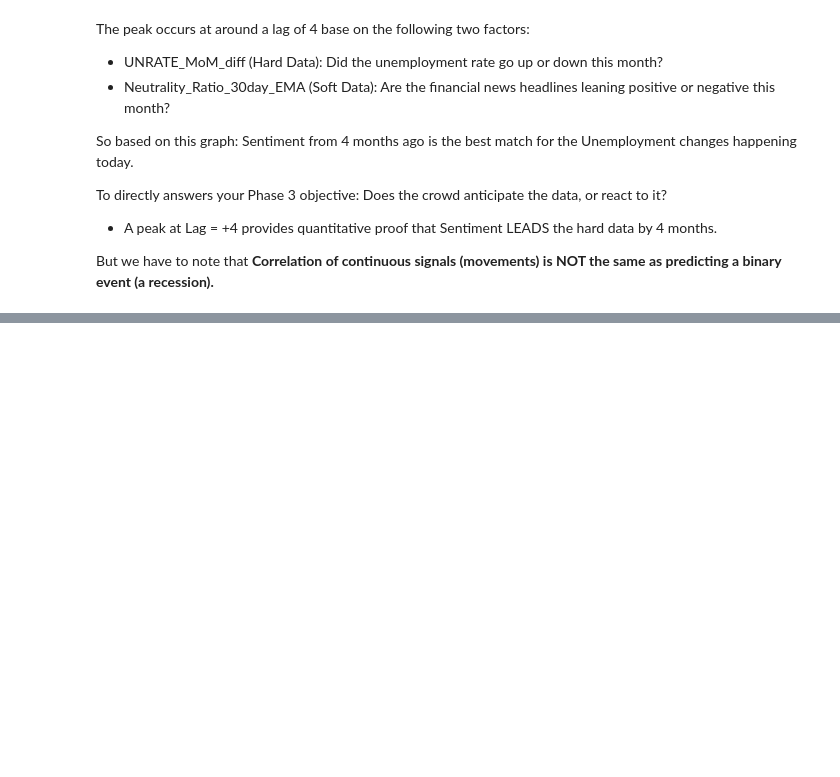
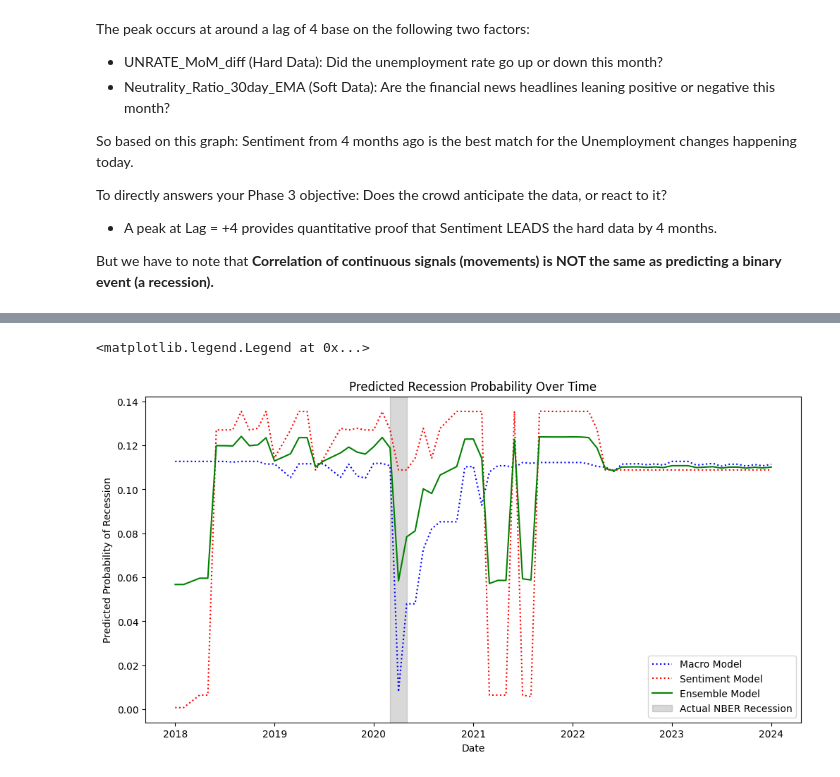
Before and after one commit to pearchew/recession_lookback, a Jupyter notebook: notebooks/03_conclusion_synthesis_and_ensemble.ipynb, the cells around one changed output, grey strips where cells are left out. Cells and saved outputs as stored; diff of their text form; code cells hidden in the pictures; blank space fills up the shorter version.

Commit message:
ensemble synthesised

```diff
--- a/notebooks/03_conclusion_synthesis_and_ensemble.ipynb
+++ b/notebooks/03_conclusion_synthesis_and_ensemble.ipynb
@@ -64,3 +64,9 @@ To directly answers your Phase 3 objective: Does the crowd anticipate the data,
 - A peak at Lag = +4 provides quantitative proof that Sentiment LEADS the hard data by 4 months.
 
 But we have to note that **Correlation of continuous signals (movements) is NOT the same as predicting a binary event (a recession).**
+# %%
+import joblib
+from sklearn.calibration import CalibratedClassifierCV
+from datetime import datetime
+macro_model = joblib.load('hard_model.joblib')
+sentiment_model = joblib.load('soft_model.joblib')
@@ -66,0 +115,9 @@ But we have to note that **Correlation of continuous signals (movements) is NOT
+# %%
+from sklearn.calibration import CalibratedClassifierCV
+from sklearn.frozen import FrozenEstimator
+frozen_sentiment_model = FrozenEstimator(sentiment_model)
+calibrated_sentiment = CalibratedClassifierCV(
+    estimator=frozen_sentiment_model,
+    method='sigmoid'
+)
+calibrated_sentiment.fit(sentiment_training_unseen_x, sentiment_training_unseen_y)
@@ -66,0 +128,8 @@ But we have to note that **Correlation of continuous signals (movements) is NOT
+# %%
+proba_table = macro_training_unseen[['aligned_date','recession']].copy()
+macro_proba = calibrated_macro.predict_proba(macro_training_unseen_x)[:,1]
+proba_table["macro_probability"] = macro_proba
+sentiment_proba = calibrated_sentiment.predict_proba(sentiment_training_unseen_x)[:,1]
+proba_table["sentiment_probability"] = sentiment_proba
+# %%
+proba_table["ensemble_probability"] = (sentiment_proba + macro_proba) / 2
@@ -66,0 +156,25 @@ But we have to note that **Correlation of continuous signals (movements) is NOT
+# %%
+from matplotlib import pyplot as plt
+
+plt.figure(figsize=(12, 6))
+
+proba_table['change'] = proba_table['recession'].diff()
+starts = proba_table[proba_table['change'] == 1]['aligned_date'].tolist()
+ends = proba_table[proba_table['change'] == -1]['aligned_date'].tolist()
+if proba_table['recession'].iloc[0] == 1:
+    starts.insert(0, proba_table['aligned_date'].iloc[0])
+if proba_table['recession'].iloc[-1] == 1:
+    ends.append(proba_table['aligned_date'].iloc[-1])
+
+plt.plot(proba_table['aligned_date'], proba_table['macro_probability'], label='Macro Model', color='blue', linestyle=':')
+plt.plot(proba_table['aligned_date'], proba_table['sentiment_probability'], label='Sentiment Model', color='red', linestyle=':')
+plt.plot(proba_table['aligned_date'], proba_table['ensemble_probability'], label='Ensemble Model', color='green')
+for s, e in zip(starts, ends):
+    plt.axvspan(s, e, color='gray', alpha=0.3, label='Actual NBER Recession')
+plt.title('Predicted Recession Probability Over Time')
+plt.xlabel('Date')
+plt.ylabel('Predicted Probability of Recession')
+plt.legend()
+# %% [output]
+<matplotlib.legend.Legend at 0x...>
+[figure, added]
```
Also changed, not shown: parts of 5 cells of this notebook, 3 other files.
